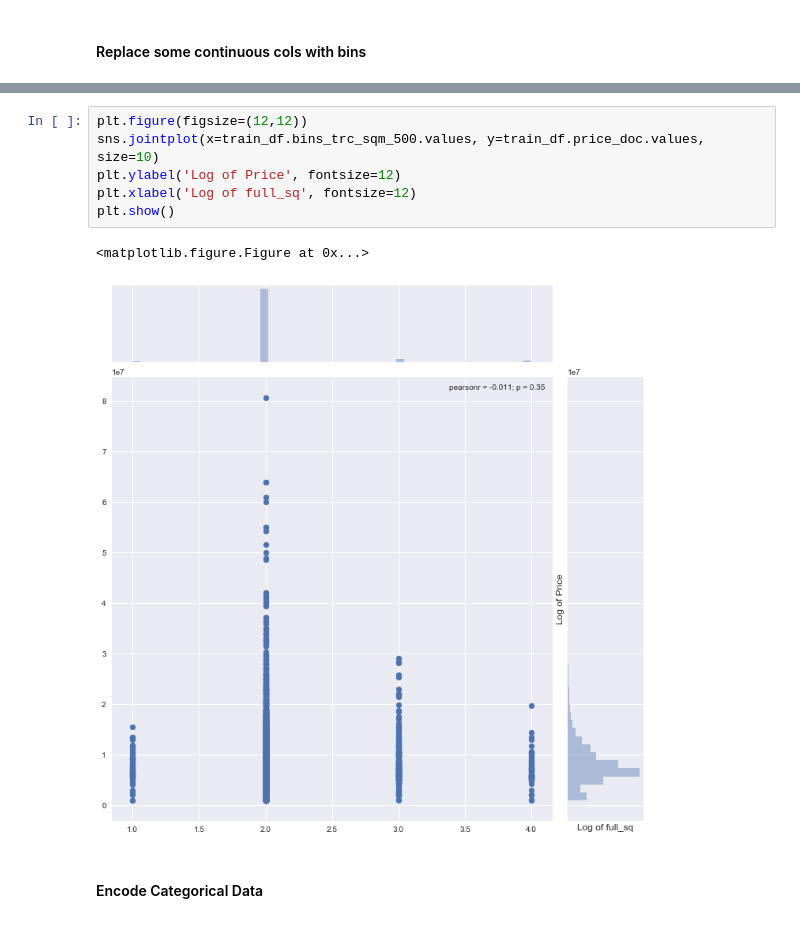
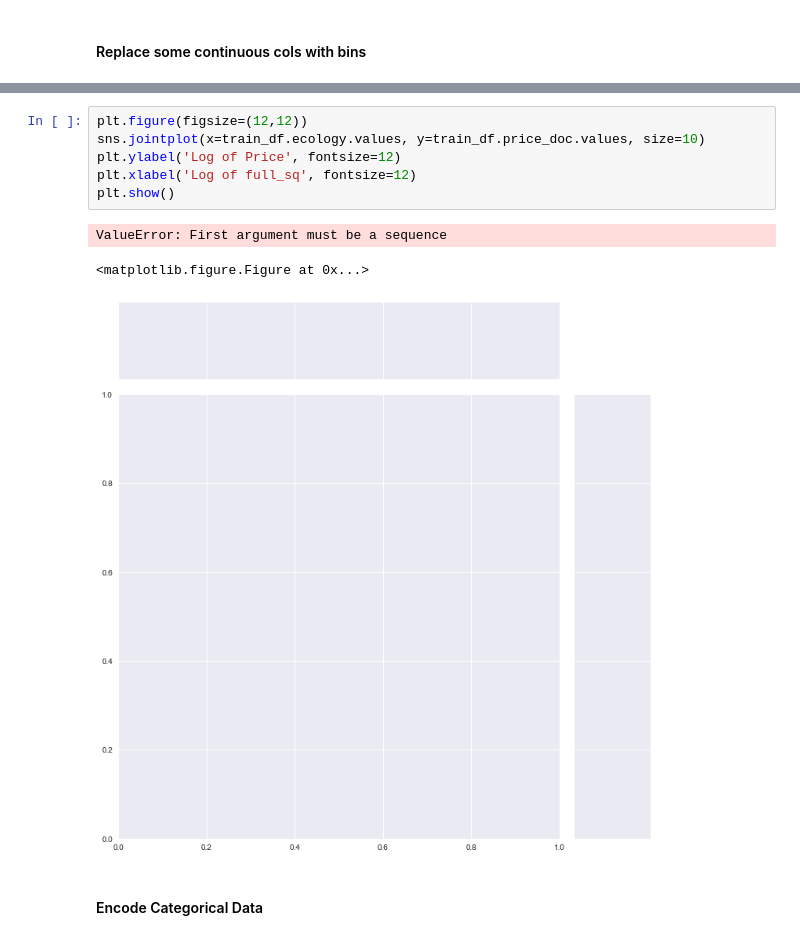
Before and after one commit to kirilldolmatov/SRHM, a Jupyter notebook: SRHM.ipynb, the cells around one changed output, grey strips where cells are left out. Saved outputs shown, nothing was run; the diff lists cells and outputs as text.

```diff
--- a/SRHM.ipynb
+++ b/SRHM.ipynb
@@ -407,12 +614,13 @@ ValueError: cannot convert float NaN to integer
 # %%
 plt.figure(figsize=(12,12))
-sns.jointplot(x=train_df.bins_trc_sqm_500.values, y=train_df.price_doc.values, size=10)
+sns.jointplot(x=train_df.ecology.values, y=train_df.price_doc.values, size=10)
 plt.ylabel('Log of Price', fontsize=12)
 plt.xlabel('Log of full_sq', fontsize=12)
 plt.show()
 # %% [output]
-<matplotlib.figure.Figure at 0x...>
+ValueError: First argument must be a sequence
+<matplotlib.figure.Figure at 0x...>
-[figure, old version]
+[figure, new version]
 # %% [markdown]
 #### Encode Categorical Data
 # %%
```
Also changed, not shown: parts of 21 cells of this notebook.
